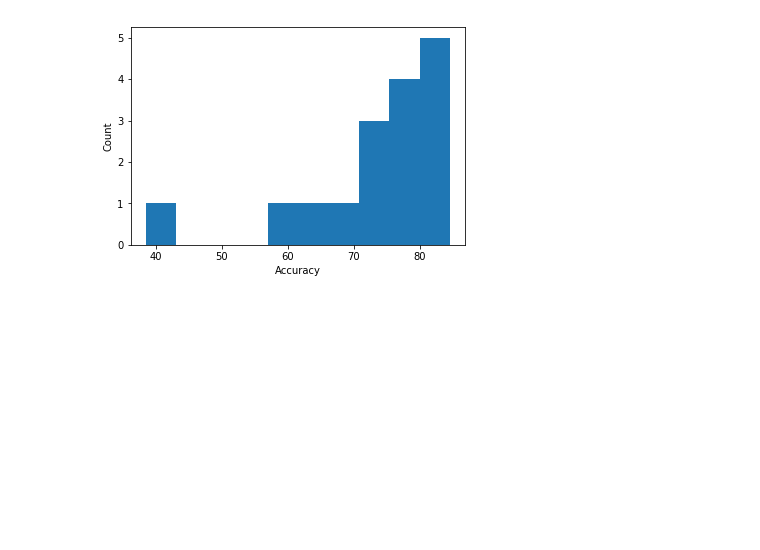
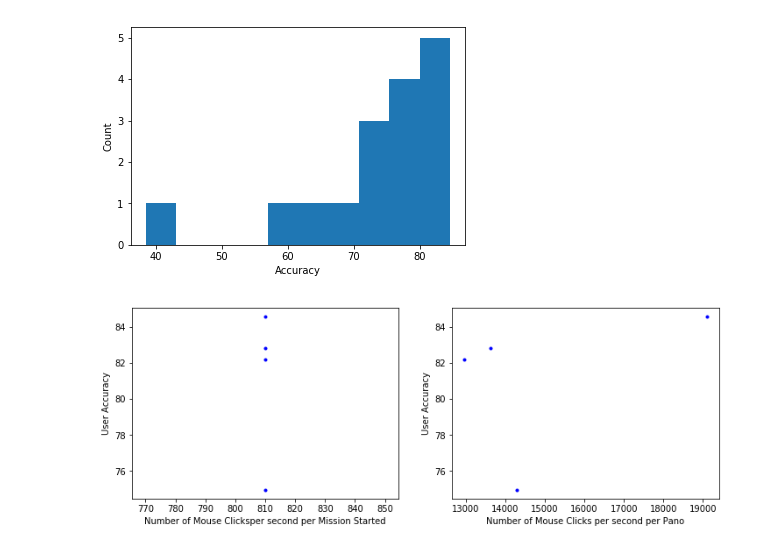
Before and after one commit to ProjectSidewalk/sidewalk-quality-analysis, a Jupyter notebook: sidewalk-user-quality-analysis-tyler.ipynb, the cells around one changed output. Saved outputs shown, nothing was run; the diff lists cells and outputs as text; code cells hidden in the pictures; blank space fills up the shorter version.

```diff
--- a/sidewalk-user-quality-analysis-tyler.ipynb
+++ b/sidewalk-user-quality-analysis-tyler.ipynb
@@ -61,0 +90,23 @@ def counting_graph (info_type, graph_type, *args):
+# %%
+def time_graph(info_type, *args):
+    user_panos = {}
+    user_missions = {}
+    df_info  = find_action(args)
+    df_per_pano = df_info.groupby(['user_id', 'gsv_panorama_id'])
+    df_per_mission = df_info.groupby(['user_id','mission_id'])
+    current_group_times = []
+    for name,group_pano in df_per_pano:
+        for current_datetime in group_pano['ml-interactions.csv']:
+            current_group_times.append(parser.parse(current_datetime))
+        if name[0] in user_panos:
+            user_panos[name[0]] = user_panos[name[0]] + (max(current_group_times) - min(current_group_times)).total_seconds()
+        else:
+            user_panos[name[0]] = (max(current_group_times) - min(current_group_times)).total_seconds()
+    for name,group_mission in df_per_mission:
+        for current_datetime in group_mission['ml-interactions.csv']:
+            current_group_times.append(parser.parse(current_datetime))
+        if name[0] in df_per_mission:
+            user_missions[name[0]] = user_missions[name[0]] + (max(current_group_times) - min(current_group_times)).total_seconds()
+        else:
+            user_missions[name[0]] = (max(current_group_times) - min(current_group_times)).total_seconds()
+    time_scatter_plot(info_type, user_panos, user_missions)
@@ -123,0 +196,4 @@ histogram('Accuracy', users[' accuracy'])
+# %%
+time_graph('Number of Mouse Clicks', 'LowLevelEvent_mousedown')
+# %% [output]
+[figure, added]
```
Also changed, not shown: parts of 20 cells of this notebook.
